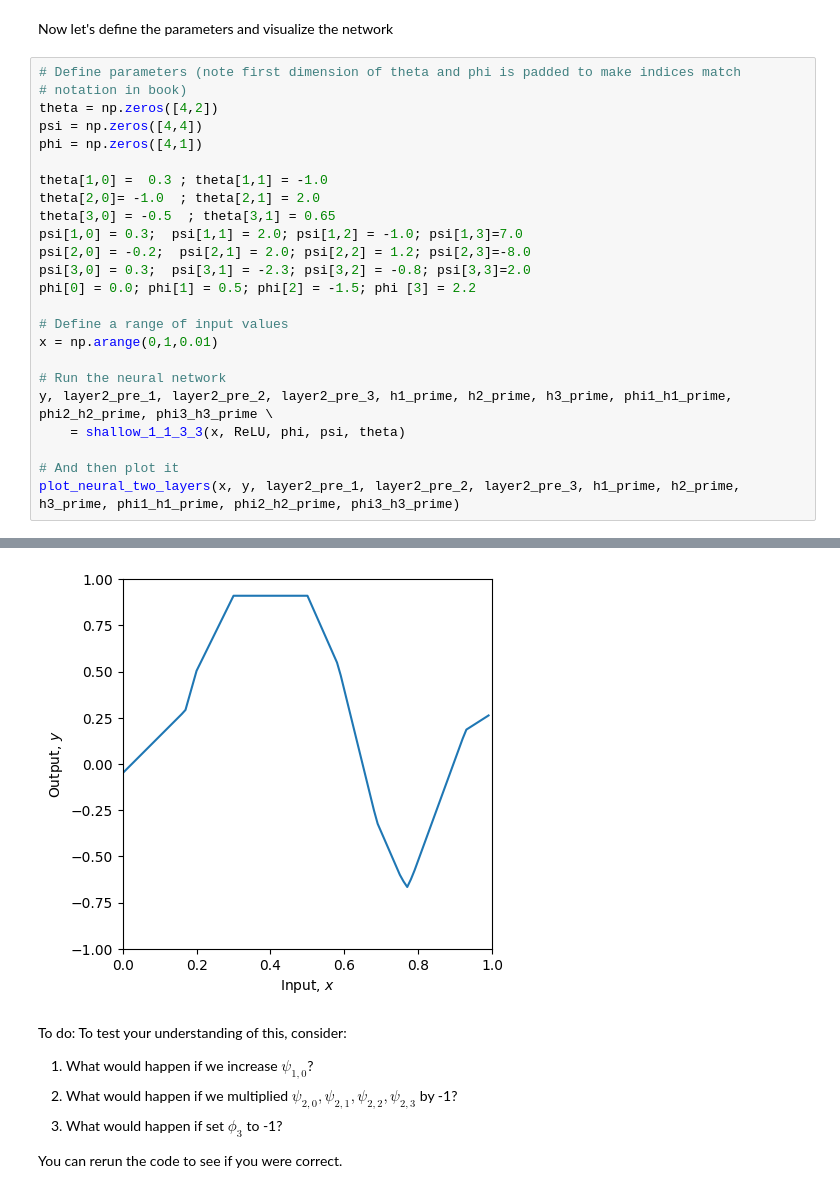
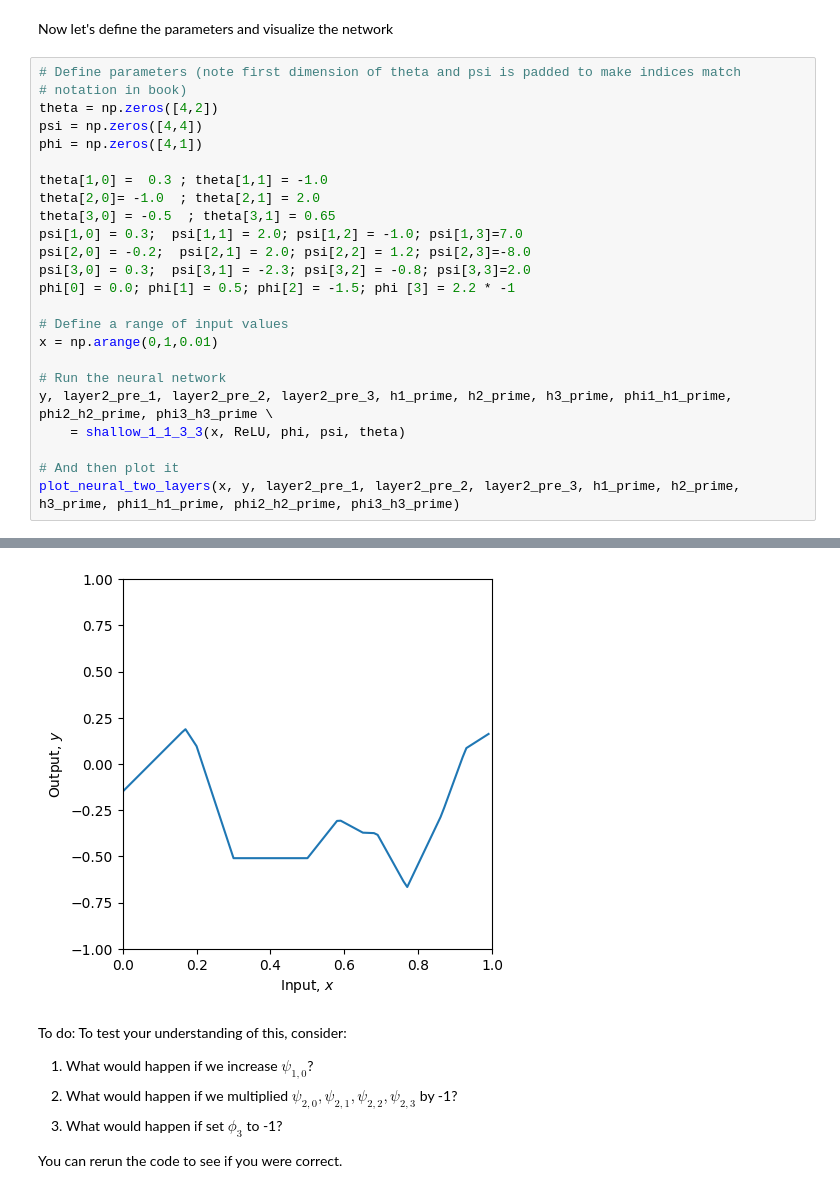
Before and after one commit to forestschao/udl, a Jupyter notebook: Notebooks/Chap04/4_2_Clipping_functions.ipynb, the cells around one changed output, grey strips where cells are left out. Drawn from its saved outputs; the diff is of its cells as text.

```diff
--- a/Notebooks/Chap04/4_2_Clipping_functions.ipynb
+++ b/Notebooks/Chap04/4_2_Clipping_functions.ipynb
@@ -91,7 +91,7 @@ def plot_neural_two_layers(x, y, layer2_pre_1, layer2_pre_2, layer2_pre_3, h1_pr
 # %% [markdown]
 Now let's define the parameters and visualize the network
 # %%
-# Define parameters (note first dimension of theta and phi is padded to make indices match
+# Define parameters (note first dimension of theta and psi is padded to make indices match
 # notation in book)
 theta = np.zeros([4,2])
 psi = np.zeros([4,4])
@@ -103,7 +103,7 @@ theta[3,0] = -0.5  ; theta[3,1] = 0.65
 psi[1,0] = 0.3;  psi[1,1] = 2.0; psi[1,2] = -1.0; psi[1,3]=7.0
 psi[2,0] = -0.2;  psi[2,1] = 2.0; psi[2,2] = 1.2; psi[2,3]=-8.0
 psi[3,0] = 0.3;  psi[3,1] = -2.3; psi[3,2] = -0.8; psi[3,3]=2.0
-phi[0] = 0.0; phi[1] = 0.5; phi[2] = -1.5; phi [3] = 2.2
+phi[0] = 0.0; phi[1] = 0.5; phi[2] = -1.5; phi [3] = 2.2 * -1
 
 # Define a range of input values
 x = np.arange(0,1,0.01)
@@ -119,4 +119,4 @@ plot_neural_two_layers(x, y, layer2_pre_1, layer2_pre_2, layer2_pre_3, h1_prime,
-[figure, old version]
+[figure, new version]
 # %% [markdown]
 To do:  To test your understanding of this, consider:
 
```
Also changed, not shown: parts of 3 cells of this notebook.
